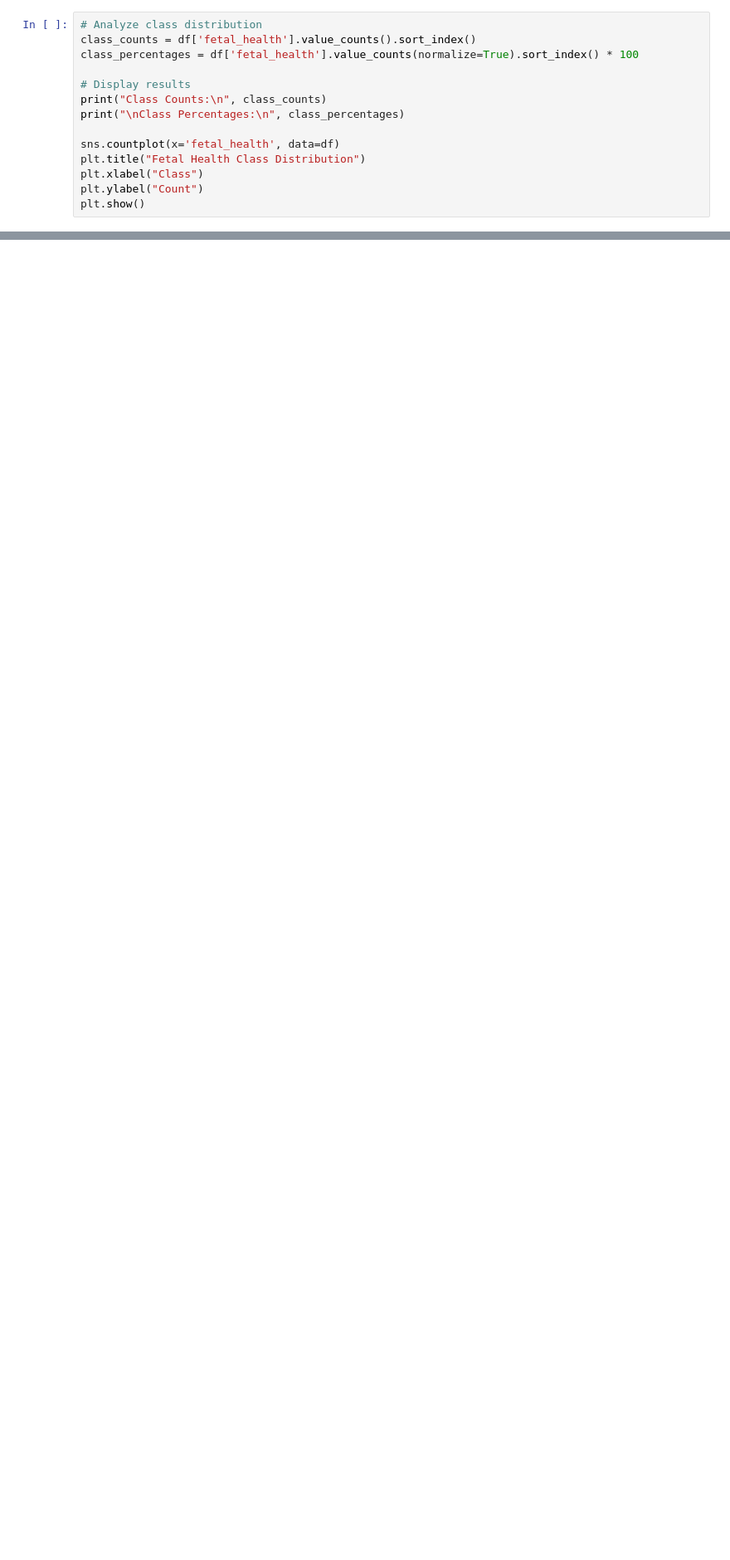
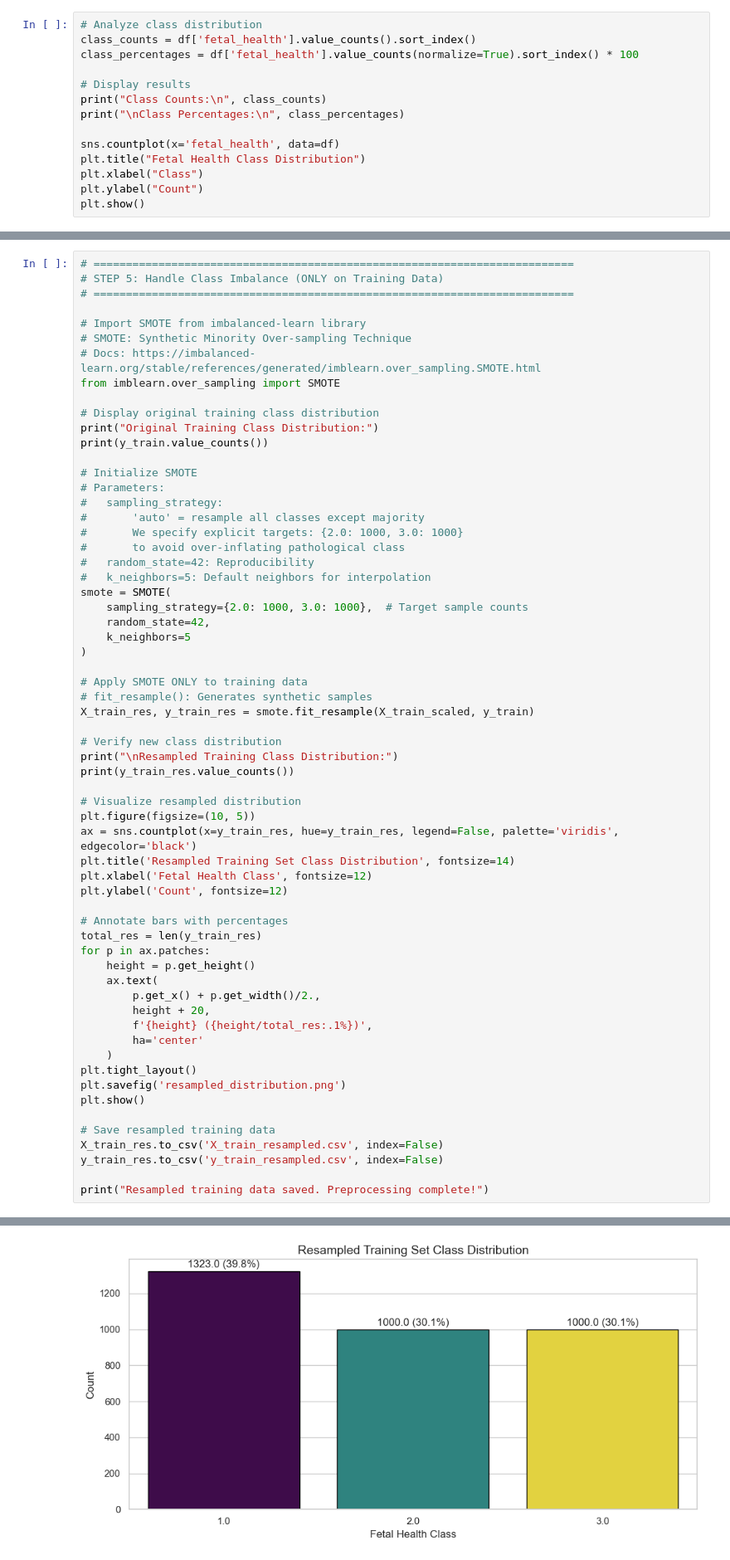
Before and after one commit to RidwanAfolabi/ML_Project_Fetal_health_classification, a Jupyter notebook: fetal_health.ipynb, the cells around one changed output, grey strips where cells are left out. Shown at 83% size. Saved outputs shown, nothing was run; the diff lists cells and outputs as text; blank space fills up the shorter version.

```diff
--- a/fetal_health.ipynb
+++ b/fetal_health.ipynb
@@ -207,0 +275,63 @@ Name: proportion, dtype: float64
+# %%
+# ==========================================================================
+# STEP 5: Handle Class Imbalance (ONLY on Training Data)
+# ==========================================================================
+
+# Import SMOTE from imbalanced-learn library
+# SMOTE: Synthetic Minority Over-sampling Technique
+# Docs: https://imbalanced-learn.org/stable/references/generated/imblearn.over_sampling.SMOTE.html
+from imblearn.over_sampling import SMOTE
+
+# Display original training class distribution
+print("Original Training Class Distribution:")
+print(y_train.value_counts())
+
+# Initialize SMOTE
+# Parameters:
+#   sampling_strategy:
+#       'auto' = resample all classes except majority
+#       We specify explicit targets: {2.0: 1000, 3.0: 1000}
+#       to avoid over-inflating pathological class
+#   random_state=42: Reproducibility
+#   k_neighbors=5: Default neighbors for interpolation
+smote = SMOTE(
+    sampling_strategy={2.0: 1000, 3.0: 1000},  # Target sample counts
+    random_state=42,
+    k_neighbors=5
+)
+
+# Apply SMOTE ONLY to training data
+# fit_resample(): Generates synthetic samples
+X_train_res, y_train_res = smote.fit_resample(X_train_scaled, y_train)
+
+# Verify new class distribution
+print("\nResampled Training Class Distribution:")
+print(y_train_res.value_counts())
+
+# Visualize resampled distribution
+plt.figure(figsize=(10, 5))
+ax = sns.countplot(x=y_train_res, hue=y_train_res, legend=False, palette='viridis', edgecolor='black')
+plt.title('Resampled Training Set Class Distribution', fontsize=14)
+plt.xlabel('Fetal Health Class', fontsize=12)
+plt.ylabel('Count', fontsize=12)
+
+# Annotate bars with percentages
+total_res = len(y_train_res)
+for p in ax.patches:
+    height = p.get_height()
+    ax.text(
+        p.get_x() + p.get_width()/2.,
+        height + 20,
+        f'{height} ({height/total_res:.1%})',
+        ha='center'
+    )
+plt.tight_layout()
+plt.savefig('resampled_distribution.png')
+plt.show()
+
+# Save resampled training data
+X_train_res.to_csv('X_train_resampled.csv', index=False)
+y_train_res.to_csv('y_train_resampled.csv', index=False)
+
+print("Resampled training data saved. Preprocessing complete!")
+# %% [output]
@@ -207,0 +351 @@ Name: proportion, dtype: float64
+[figure, added]
```
Also changed, not shown: parts of 8 cells of this notebook, 1 other file.
